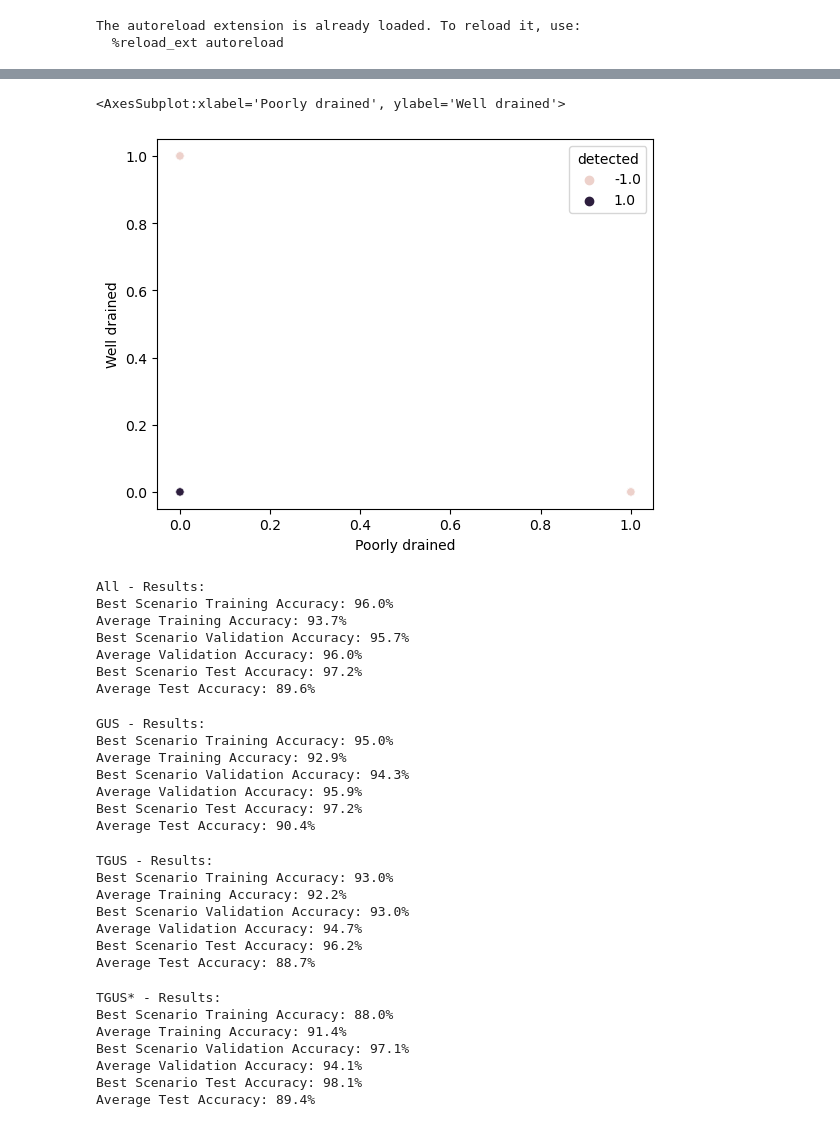
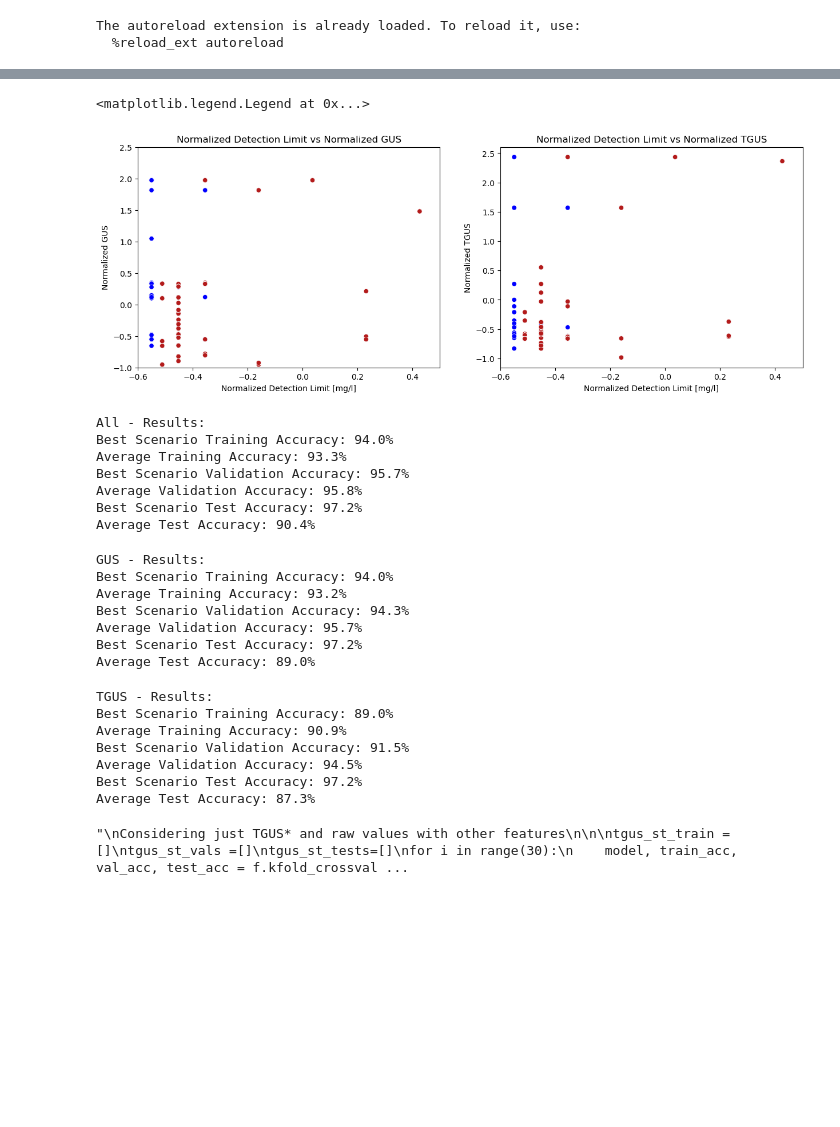
Before and after one commit to izguenther6/orie4741-final, a Jupyter notebook: scripts/perceptron.ipynb, the cells around one changed output, grey strips where cells are left out. Drawn from its saved outputs; the diff is of its cells as text; code cells hidden in the pictures; blank space fills up the shorter version.

Commit message:
for real this time? final project data

```diff
--- a/scripts/perceptron.ipynb
+++ b/scripts/perceptron.ipynb
@@ -37,8 +34,27 @@ sns.scatterplot(x='pcoef', y='gus', hue='detected', data = df_all)
-# %%
-sns.scatterplot(x = 'Poorly drained', y = 'Well drained', hue = 'detected', data = df_all)
-# %% [output]
-<AxesSubplot:xlabel='Poorly drained', ylabel='Well drained'>
-[figure, removed]
+# %%
+fig, (axGUS, axTGUS) = plt.subplots(nrows=1, ncols=2, figsize =(15,5), sharex = 'row')
+sns.scatterplot(ax = axGUS, x='detlimit', y='gus', hue='detected', data = df_all, palette = ['#b31b1b','blue'], legend = False)
+sns.scatterplot(ax = axTGUS, x='detlimit', y='tgus', hue='detected', data = df_all, palette = ['#b31b1b','blue'],legend = False)
+#sns.scatterplot(ax = axTGUSST, x='detlimit', y='tgus*', hue='detected', data = df_all, palette = ['#b31b1b','blue'])
+
+axGUS.set_title('Normalized Detection Limit vs Normalized GUS',fontsize=12)
+axGUS.set_xlabel('Normalized Detection Limit [mg/l]', fontsize=10)
+axGUS.set_ylabel('Normalized GUS', fontsize=10)
+axGUS.set_ylim(-1, 2.5)
+axGUS.set_xlim(-.6,.5)
+
+axTGUS.set_title('Normalized Detection Limit vs Normalized TGUS',fontsize=12)
+axTGUS.set_ylabel('Normalized TGUS',  fontsize=10)
+axTGUS.set_xlabel('Normalized Detection Limit [mg/l]', fontsize=10)
+
+handles, labels  =  plot1.get_legend_handles_labels()
+plot1.legend(handles, ['Undetected', 'Detected'], loc='upper right')
+
+#axTGUSST.set_title('Normalized Detection Limit vs Normalized TGUS*',fontsize=10)
+#axTGUSST.set_ylabel('Normalized TGUS*')
+# %% [output]
+<matplotlib.legend.Legend at 0x...>
+[figure, added]
 # %%
 '''
 Considering GUS, TGUS,  TGUS*, and raw values with other features
@@ -47,7 +63,7 @@ Considering GUS, TGUS,  TGUS*, and raw values with other features
 all_train =[]
 all_vals =[]
 all_tests=[]
-for i in range(30):
+for i in range(100):
     model, train_acc, val_acc, test_acc = f.kfold_crossval(df_all, clf, 'perceptron')
     all_train = np.append(train_acc, all_train)
     all_vals = np.append(val_acc, all_vals)
@@ -69,12 +85,12 @@ print(f'Best Scenario Test Accuracy: {all_test_acc}%')
 print(f'Average Test Accuracy: {round(np.mean(all_tests),1)}%')
 # %% [output]
 All - Results:
-Best Scenario Training Accuracy: 96.0%
-Average Training Accuracy: 93.7%
+Best Scenario Training Accuracy: 94.0%
+Average Training Accuracy: 93.3%
 Best Scenario Validation Accuracy: 95.7%
-Average Validation Accuracy: 96.0%
+Average Validation Accuracy: 95.8%
 Best Scenario Test Accuracy: 97.2%
-Average Test Accuracy: 89.6%
+Average Test Accuracy: 90.4%
 # %%
 '''
 Considering just GUS with other features
@@ -83,7 +99,7 @@ Considering just GUS with other features
 gus_train =[]
 gus_vals =[]
 gus_tests=[]
-for i in range(30):
+for i in range(100):
     model, train_acc, val_acc, test_acc = f.kfold_crossval(df_gus, clf, 'perceptron')
     gus_train = np.append(train_acc, gus_train)
     gus_vals = np.append(val_acc, gus_vals)
@@ -105,12 +121,12 @@ print(f'Best Scenario Test Accuracy: {gus_test_acc}%')
 print(f'Average Test Accuracy: {round(np.mean(gus_tests),1)}%')
 # %% [output]
 GUS - Results:
-Best Scenario Training Accuracy: 95.0%
-Average Training Accuracy: 92.9%
+Best Scenario Training Accuracy: 94.0%
+Average Training Accuracy: 93.2%
 Best Scenario Validation Accuracy: 94.3%
-Average Validation Accuracy: 95.9%
+Average Validation Accuracy: 95.7%
 Best Scenario Test Accuracy: 97.2%
-Average Test Accuracy: 90.4%
+Average Test Accuracy: 89.0%
 # %%
 '''
 Considering just TGUS with other features
@@ -119,7 +135,7 @@ Considering just TGUS with other features
 tgus_train =[]
 tgus_vals =[]
 tgus_tests=[]
-for i in range(30):
+for i in range(100):
     model, train_acc, val_acc, test_acc = f.kfold_crossval(df_tgus, clf, 'perceptron')
     tgus_train = np.append(train_acc, tgus_train)
     tgus_vals = np.append(val_acc, tgus_vals)
@@ -141,17 +157,17 @@ print(f'Best Scenario Test Accuracy: {tgus_test_acc}%')
 print(f'Average Test Accuracy: {round(np.mean(tgus_tests),1)}%')
 # %% [output]
 TGUS - Results:
-Best Scenario Training Accuracy: 93.0%
-Average Training Accuracy: 92.2%
-Best Scenario Validation Accuracy: 93.0%
-Average Validation Accuracy: 94.7%
-Best Scenario Test Accuracy: 96.2%
-Average Test Accuracy: 88.7%
+Best Scenario Training Accuracy: 89.0%
+Average Training Accuracy: 90.9%
+Best Scenario Validation Accuracy: 91.5%
+Average Validation Accuracy: 94.5%
+Best Scenario Test Accuracy: 97.2%
+Average Test Accuracy: 87.3%
 # %%
 '''
 Considering just TGUS* and raw values with other features
 
-'''
+
 tgus_st_train =[]
 tgus_st_vals =[]
 tgus_st_tests=[]
@@ -175,14 +191,9 @@ print(f'Best Scenario Validation Accuracy: {tgus_st_val_acc}%')
 print(f'Average Validation Accuracy: {round(np.mean(tgus_st_vals),1)}%')
 print(f'Best Scenario Test Accuracy: {tgus_st_test_acc}%')
 print(f'Average Test Accuracy: {round(np.mean(tgus_st_tests),1)}%')
+'''
 # %% [output]
-TGUS* - Results:
-Best Scenario Training Accuracy: 88.0%
-Average Training Accuracy: 91.4%
-Best Scenario Validation Accuracy: 97.1%
-Average Validation Accuracy: 94.1%
-Best Scenario Test Accuracy: 98.1%
-Average Test Accuracy: 89.4%
+"\nConsidering just TGUS* and raw values with other features\n\n\ntgus_st_train =[]\ntgus_st_vals =[]\ntgus_st_tests=[]\nfor i in range(30):\n    model, train_acc, val_acc, test_acc = f.kfold_crossval ...
 # %%
 '''
 Considering just raw values with other features
```
Also changed, not shown: parts of 5 cells of this notebook, 4 other files.
